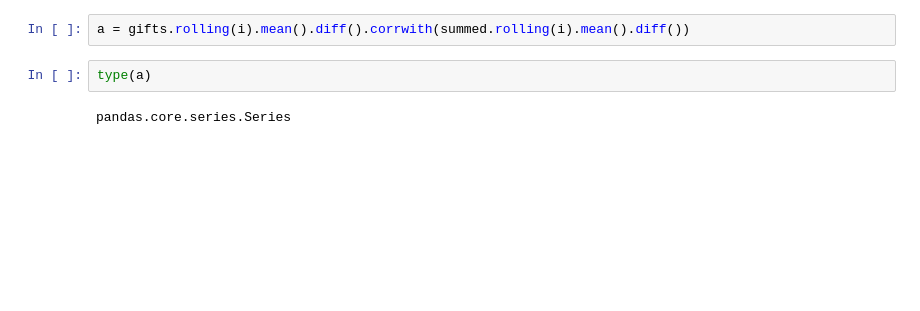
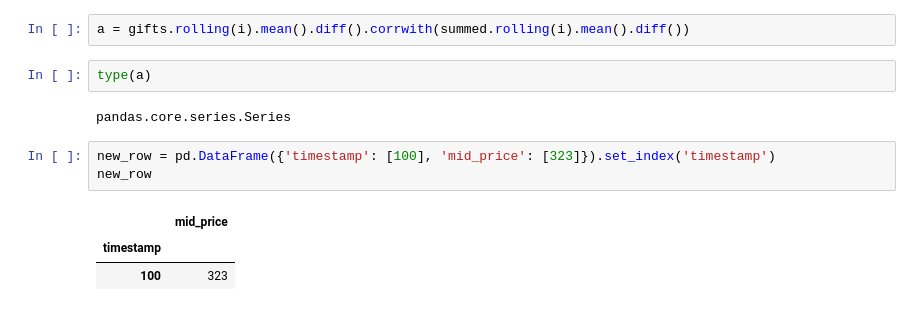
Before and after one commit to PeterOsborne/imc-prosperity-2024, a Jupyter notebook: round-3/testing_data.ipynb, the cells around one changed output. Drawn from its saved outputs; the diff is of its cells as text; blank space fills up the shorter version.

```diff
--- a/round-3/testing_data.ipynb
+++ b/round-3/testing_data.ipynb
@@ -385,3 +336,10 @@ a = gifts.rolling(i).mean().diff().corrwith(summed.rolling(i).mean().diff())
 type(a)
 # %% [output]
 pandas.core.series.Series
+# %%
+new_row = pd.DataFrame({'timestamp': [100], 'mid_price': [323]}).set_index('timestamp')
+new_row
+# %% [output]
+|  | mid_price |
+| timestamp |  |
+| 100 | 323 |
```
Also changed, not shown: parts of 8 cells of this notebook, 2 other files.
